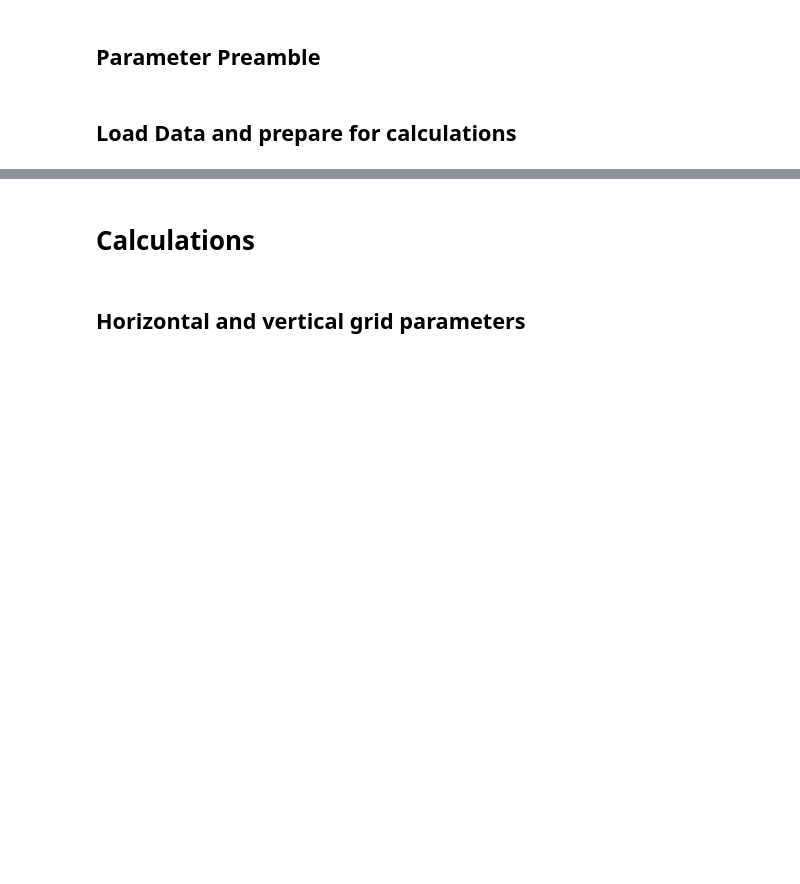
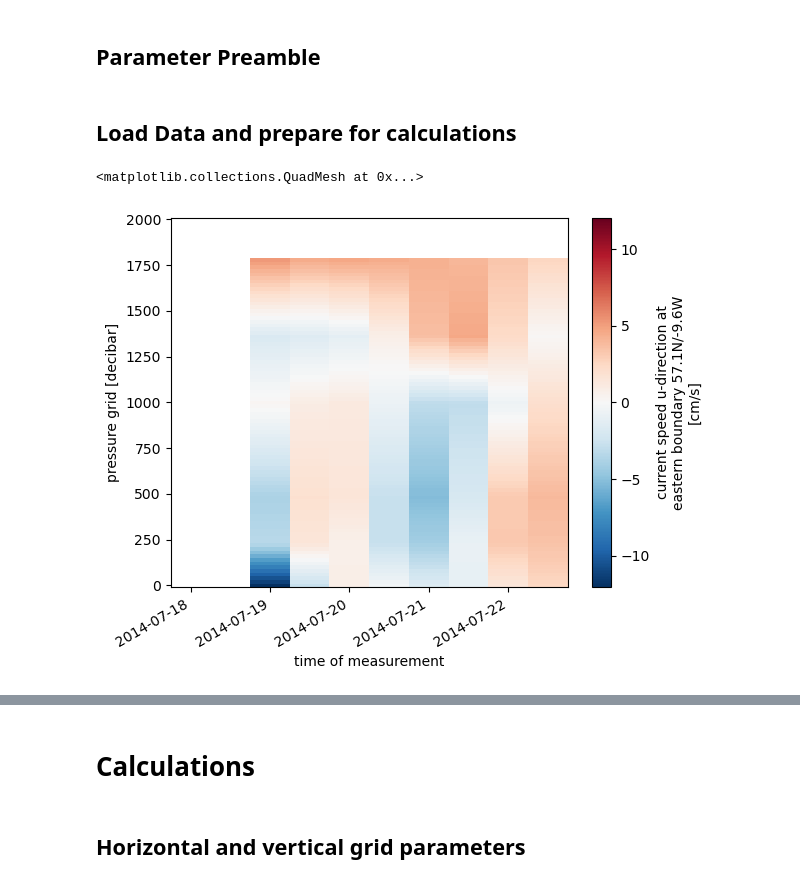
Before and after one commit to ScotMarPhys/Rockall_Trough_Transports, a Jupyter notebook: notebooks/0_Rockall_Trough_transports_2014_2022.ipynb, the cells around one changed output, grey strips where cells are left out. Saved outputs shown, nothing was run; the diff lists cells and outputs as text; code cells hidden in the pictures; blank space fills up the shorter version.

```diff
--- a/notebooks/0_Rockall_Trough_transports_2014_2022.ipynb
+++ b/notebooks/0_Rockall_Trough_transports_2014_2022.ipynb
@@ -134,0 +103,7 @@ ds_ERA5 = ds_ERA5.sel(expver=1).combine_first(ds_ERA5.sel(expver=5))
+# %%
+# gridded Rockall Trough mooring data
+ds_RT = xr.open_dataset((RT_mooring_data_path/'Rockall_Trough_mooring_gridded_TSUV_201406_202207v0.nc'))
+ds_RT.U_EAST.sel(TIME=slice('2014-07-18','2014-07-22')).plot(x='TIME')
+# %% [output]
+<matplotlib.collections.QuadMesh at 0x...>
+[figure, added]
```
Also changed, not shown: parts of 5 cells of this notebook.
